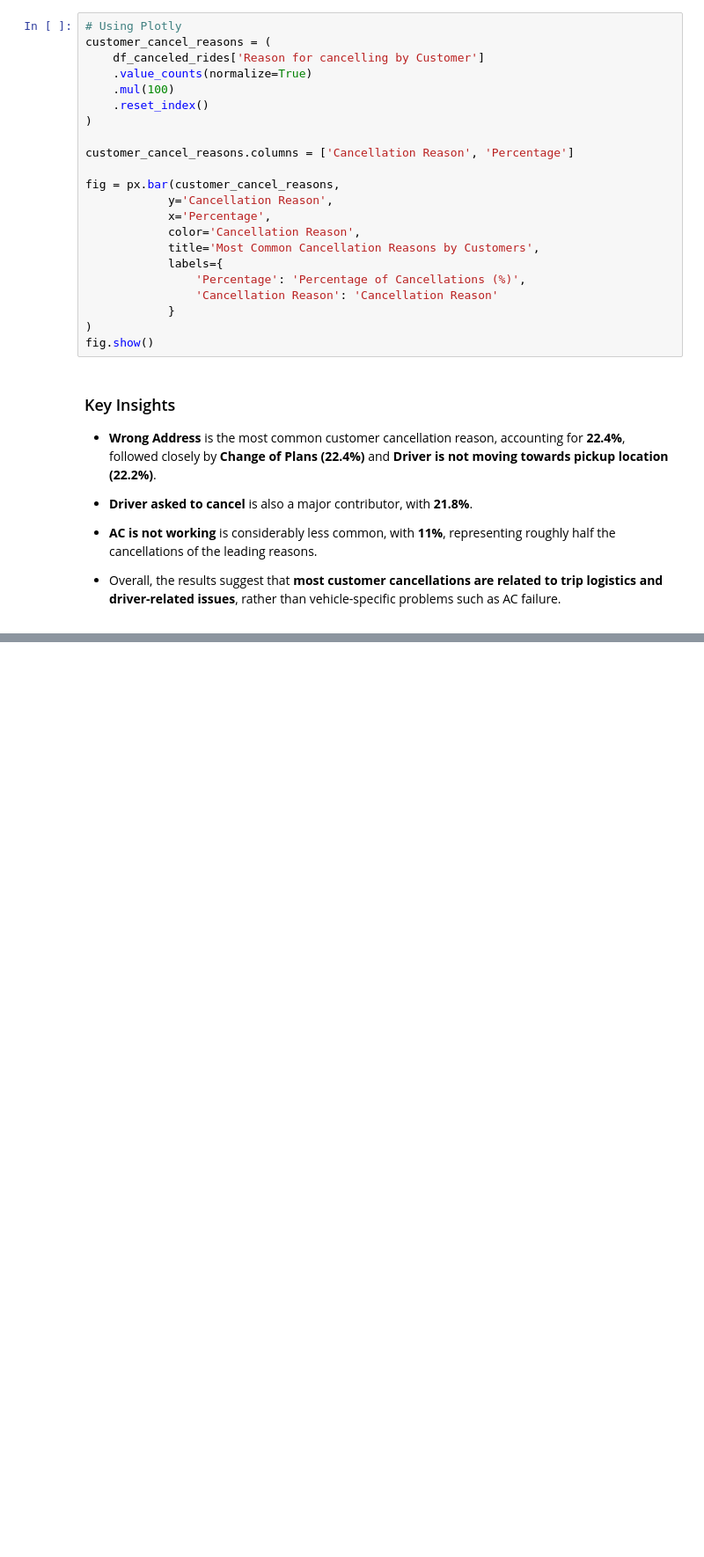
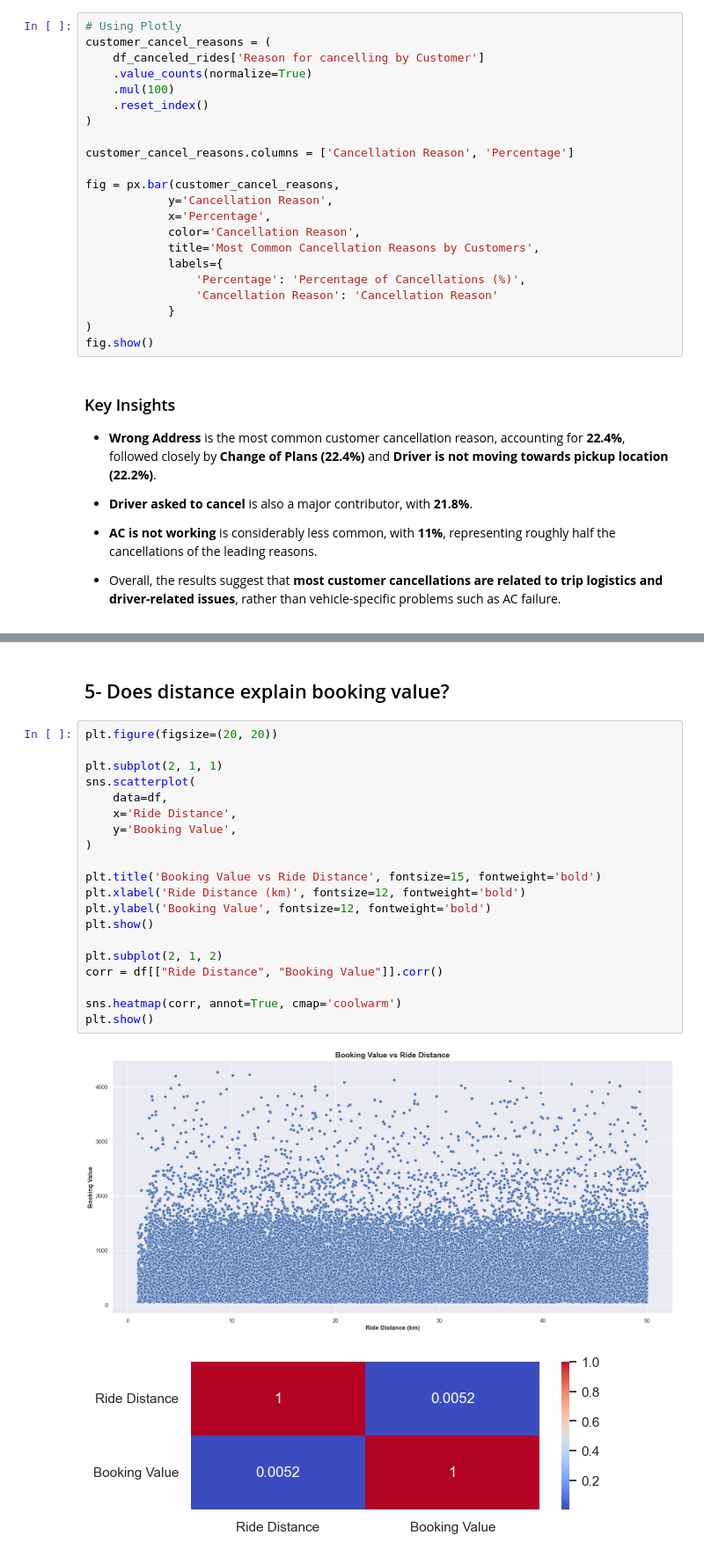
Before and after one commit to Seif-Elmezaien/Uber-Ride-EDA, a Jupyter notebook: Uber Ride EDA.ipynb, the cells around one changed output, grey strips where cells are left out. Shown at 88% size. Cells and saved outputs as stored; diff of their text form; blank space fills up the shorter version.

```diff
--- a/Uber Ride EDA.ipynb
+++ b/Uber Ride EDA.ipynb
@@ -509,0 +697,25 @@ fig.show()
+# %% [markdown]
+## 5- Does distance explain booking value?
+# %%
+plt.figure(figsize=(20, 20))
+
+plt.subplot(2, 1, 1)
+sns.scatterplot(
+    data=df,
+    x='Ride Distance',
+    y='Booking Value',
+)
+
+plt.title('Booking Value vs Ride Distance', fontsize=15, fontweight='bold')
+plt.xlabel('Ride Distance (km)', fontsize=12, fontweight='bold')
+plt.ylabel('Booking Value', fontsize=12, fontweight='bold')
+plt.show()
+
+plt.subplot(2, 1, 2)
+corr = df[["Ride Distance", "Booking Value"]].corr()
+
+sns.heatmap(corr, annot=True, cmap='coolwarm')
+plt.show()
+# %% [output]
+[figure, added]
+[figure, added]
```
Also changed, not shown: parts of 14 cells of this notebook, 2 other files.
